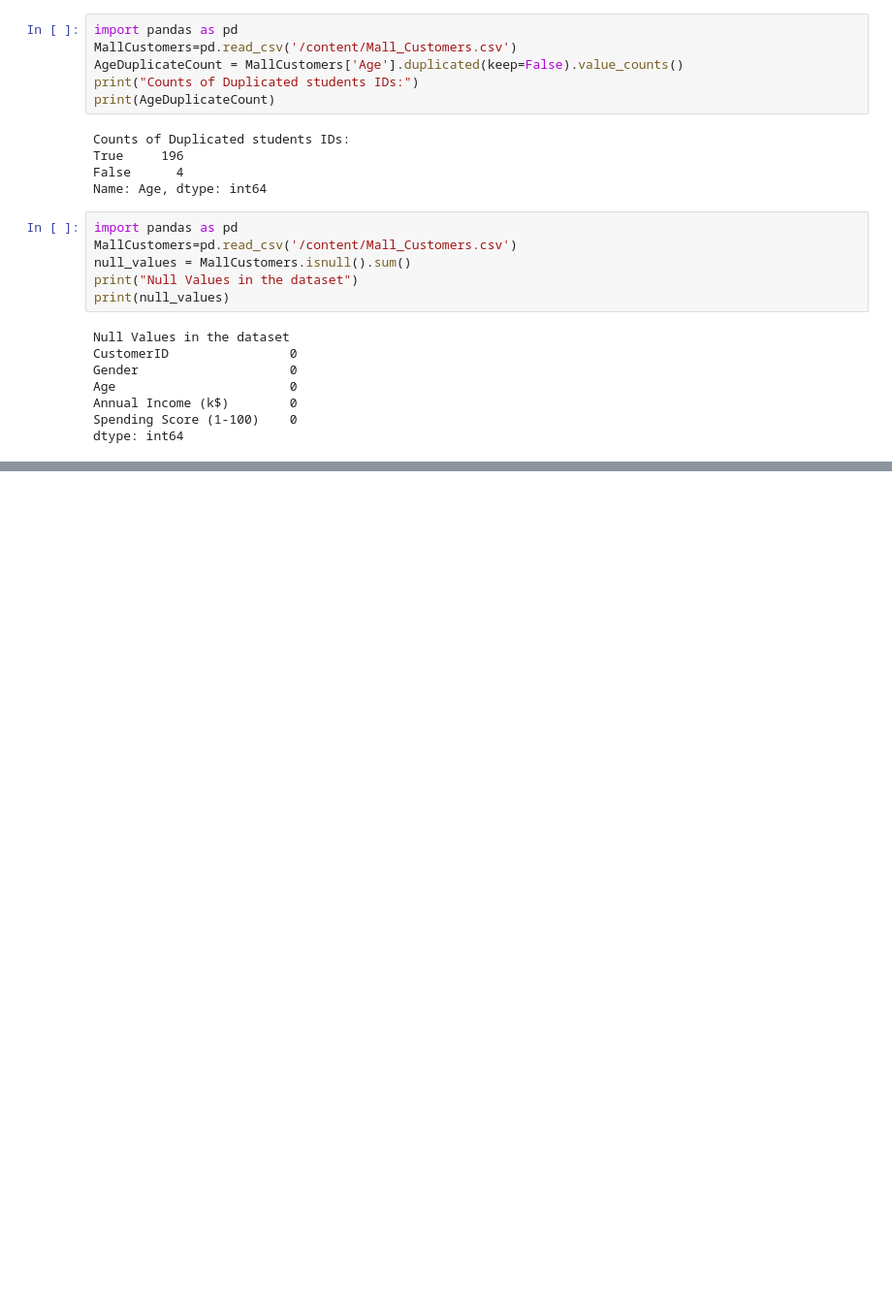
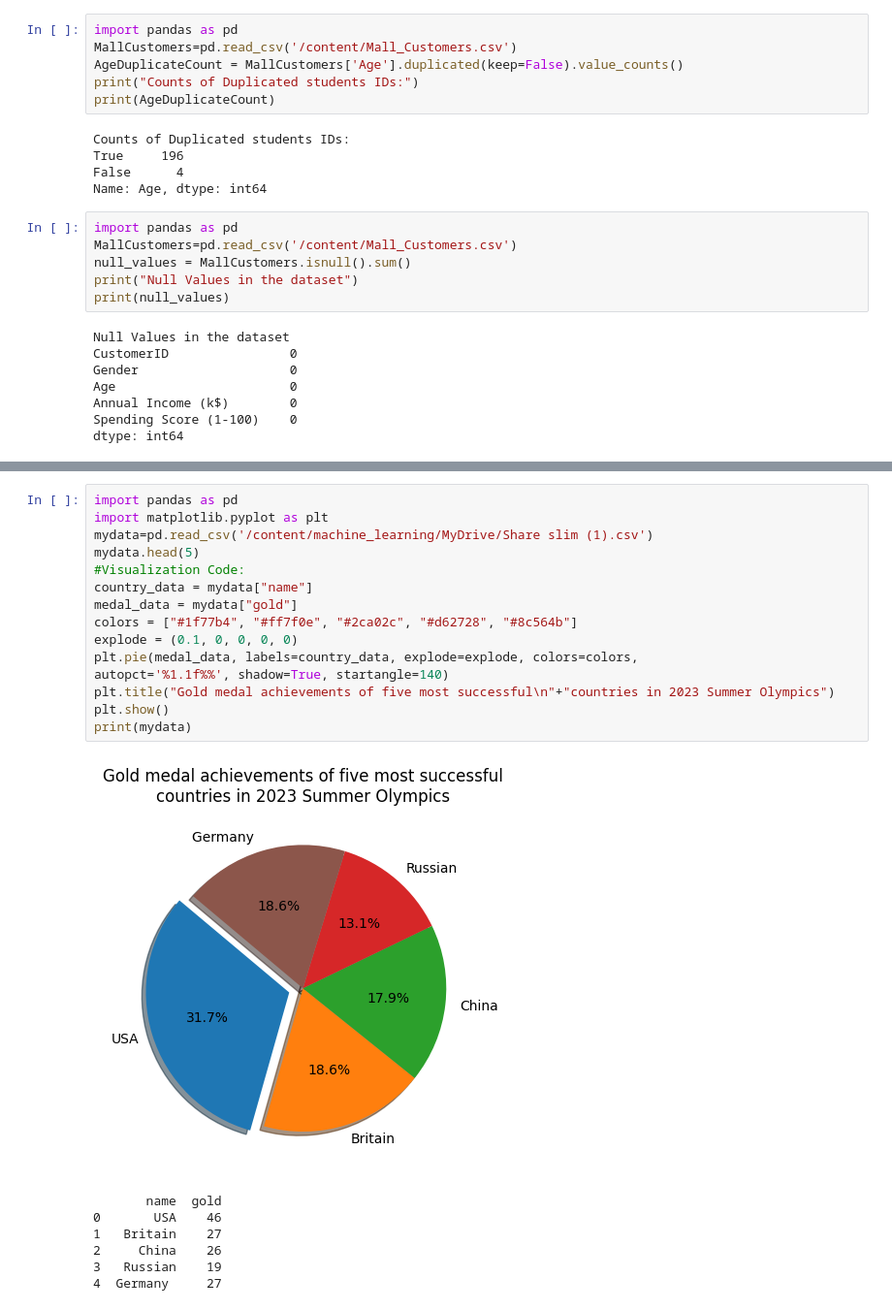
Before and after one commit to JoehIreri/COMPUTER-VISION, a Jupyter notebook: DATA_SCIENCE.ipynb, the cells around one changed output, grey strips where cells are left out. Shown at 97% size. Cells and saved outputs as stored; diff of their text form; blank space fills up the shorter version.

```diff
--- a/DATA_SCIENCE.ipynb
+++ b/DATA_SCIENCE.ipynb
@@ -342,0 +445,23 @@ dtype: int64
+# %%
+import pandas as pd
+import matplotlib.pyplot as plt
+mydata=pd.read_csv('/content/machine_learning/MyDrive/Share slim (1).csv')
+mydata.head(5)
+#Visualization Code:
+country_data = mydata["name"]
+medal_data = mydata["gold"]
+colors = ["#1f77b4", "#ff7f0e", "#2ca02c", "#d62728", "#8c564b"]
+explode = (0.1, 0, 0, 0, 0)
+plt.pie(medal_data, labels=country_data, explode=explode, colors=colors,
+autopct='%1.1f%%', shadow=True, startangle=140)
+plt.title("Gold medal achievements of five most successful\n"+"countries in 2023 Summer Olympics")
+plt.show()
+print(mydata)
+# %% [output]
+[figure, added]
+       name  gold
+0       USA    46
+1   Britain    27
+2     China    26
+3   Russian    19
+4  Germany     27
```
Also changed, not shown: parts of 11 cells of this notebook.
